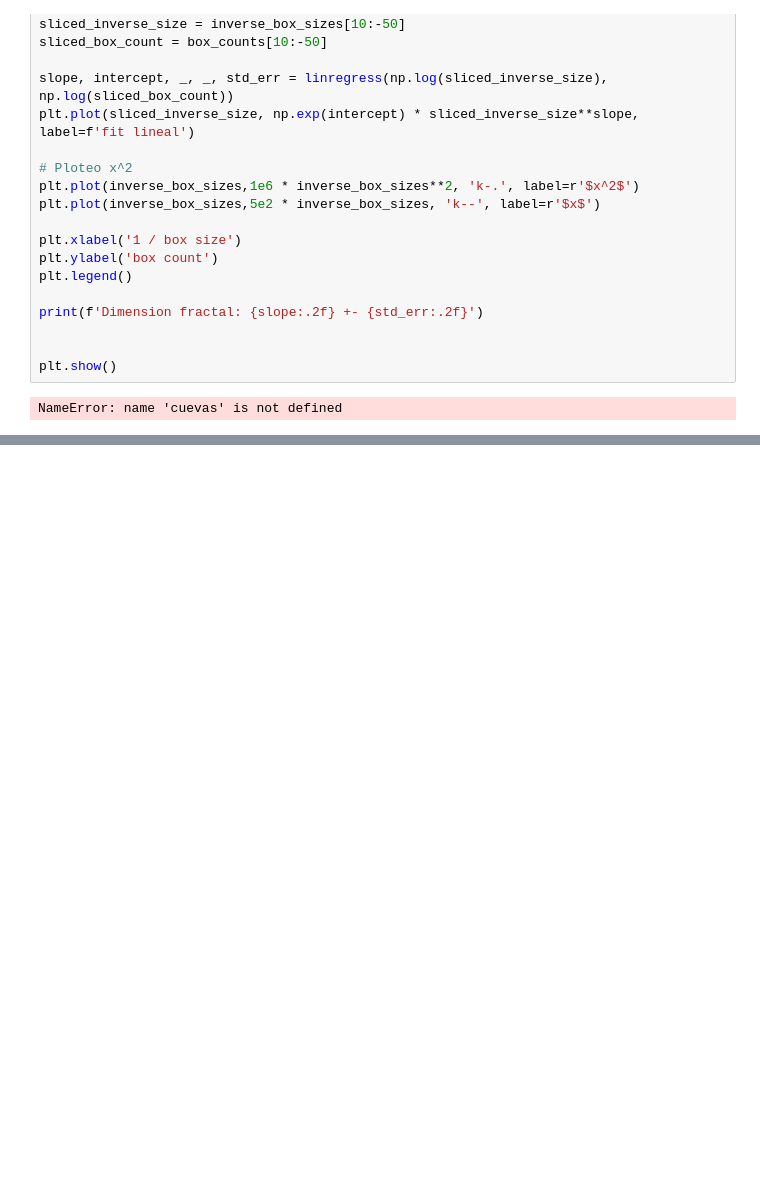
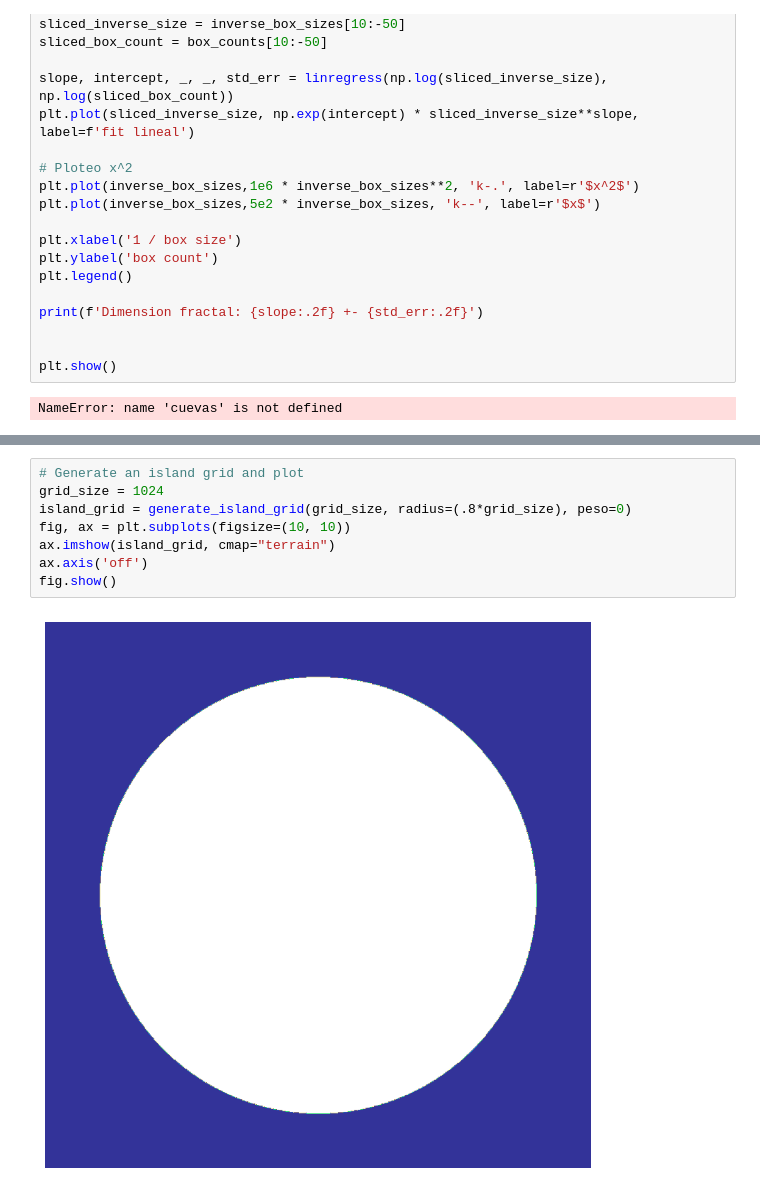
Before and after one commit to lautarogiordano/practicas-complejidad, a Jupyter notebook: p4-generacion-procedural/proc-gen copy.ipynb, the cells around one changed output, grey strips where cells are left out. Saved outputs shown, nothing was run; the diff lists cells and outputs as text; blank space fills up the shorter version.

```diff
--- a/p4-generacion-procedural/proc-gen copy.ipynb
+++ b/p4-generacion-procedural/proc-gen copy.ipynb
@@ -250,0 +238,10 @@ fig.show()
+# %%
+# Generate an island grid and plot
+grid_size = 1024
+island_grid = generate_island_grid(grid_size, radius=(.8*grid_size), peso=0)
+fig, ax = plt.subplots(figsize=(10, 10))
+ax.imshow(island_grid, cmap="terrain")
+ax.axis('off')
+fig.show()
+# %% [output]
+[figure, added]
```
Also changed, not shown: parts of 10 cells of this notebook.
